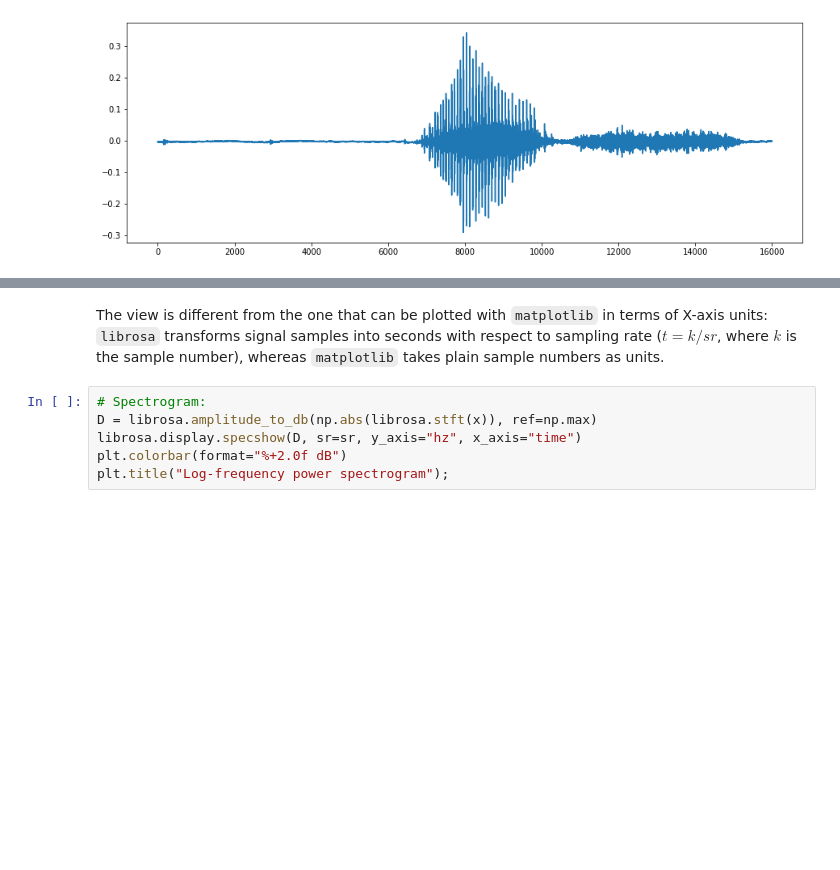
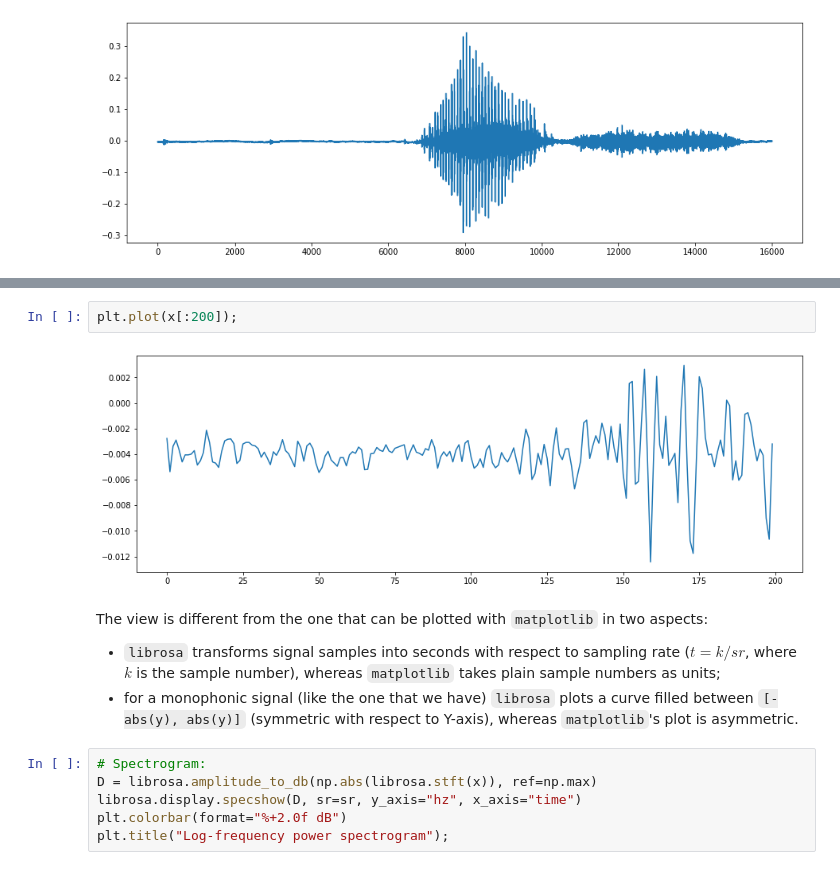
Before and after one commit to Illumaria/made-speech-signal-processing, a Jupyter notebook: 05-speech-recognition-systems/dtw_tpa.ipynb, the cells around one changed output, grey strips where cells are left out. Drawn from its saved outputs; the diff is of its cells as text; blank space fills up the shorter version.

```diff
--- a/05-speech-recognition-systems/dtw_tpa.ipynb
+++ b/05-speech-recognition-systems/dtw_tpa.ipynb
@@ -79,5 +69,11 @@ plt.plot(x);
+# %%
+plt.plot(x[:200]);
+# %% [output]
+[figure, added]
 # %% [markdown]
-The view is different from the one that can be plotted with `matplotlib` in terms of X-axis units: `librosa` transforms signal samples into seconds with respect to sampling rate ($t = k / sr$, where $k$ is the sample number), whereas `matplotlib` takes plain sample numbers as units.
+The view is different from the one that can be plotted with `matplotlib` in two aspects:
+* `librosa` transforms signal samples into seconds with respect to sampling rate ($t = k / sr$, where $k$ is the sample number), whereas `matplotlib` takes plain sample numbers as units;
+* for a monophonic signal (like the one that we have) `librosa` plots a curve filled between `[-abs(y), abs(y)]` (symmetric with respect to Y-axis), whereas `matplotlib`'s plot is asymmetric.
 # %%
 # Spectrogram:
 D = librosa.amplitude_to_db(np.abs(librosa.stft(x)), ref=np.max)
```
Also changed, not shown: parts of 12 cells of this notebook.
